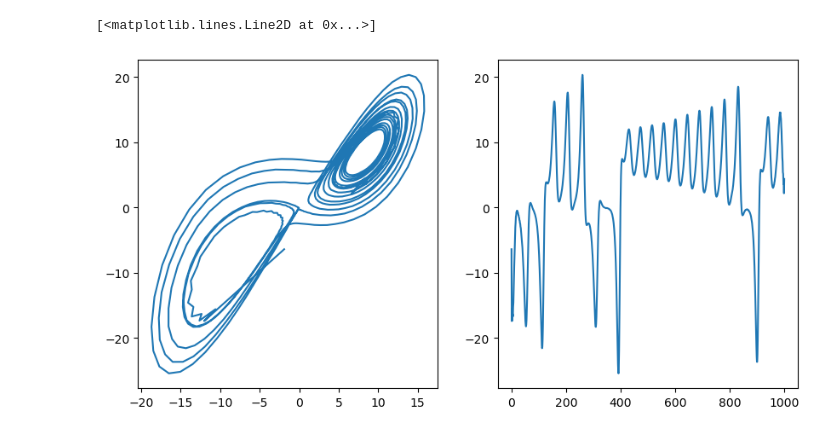
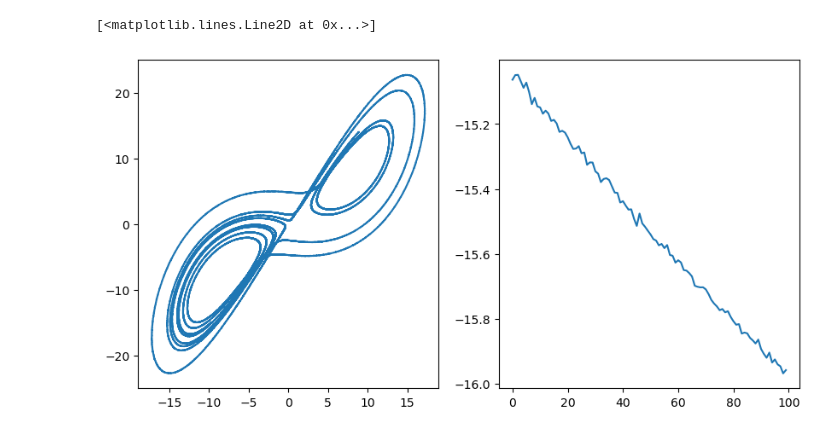
Before and after one commit to mitchellostrow/nn_delay_embeddings, a Jupyter notebook: notebooks/4-11-24 delays_test.ipynb, the cells around one changed output. Saved outputs shown, nothing was run; the diff lists cells and outputs as text; code cells hidden in the pictures.

```diff
--- a/notebooks/4-11-24 delays_test.ipynb
+++ b/notebooks/4-11-24 delays_test.ipynb
@@ -1,21 +1,21 @@
 # %%
 import matplotlib.pyplot as plt
 import numpy as np
 
 from dysts.flows import Lorenz
 
 ## Load and simulate an attractor
 model = Lorenz()
-sol = model.make_trajectory(1000, resample=True, noise=0.01)
+sol = model.make_trajectory(50000, resample=False, noise=0.00)
 
-sol += np.random.normal(0, 0.0, sol.shape)
+sol += np.random.normal(0, 0.01, sol.shape)
 
 fig, ax = plt.subplots(1, 2, figsize=(10, 5))
 ax[0].plot(sol[:, 0], sol[:, 1])
-ax[1].plot(sol[:, 1])
+ax[1].plot(sol[:100, 1])
 # %% [output]
 [<matplotlib.lines.Line2D at 0x...>]
-[figure, old version]
+[figure, new version]
 # %%
 import torch
 
```
Also changed, not shown: parts of 2 cells of this notebook.
